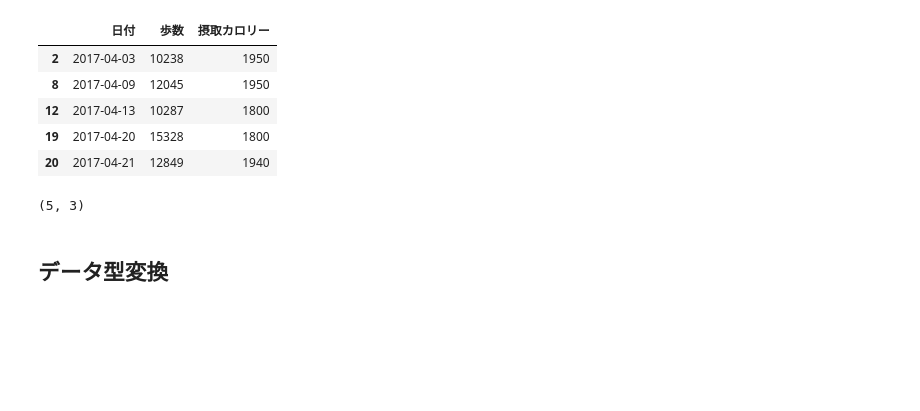
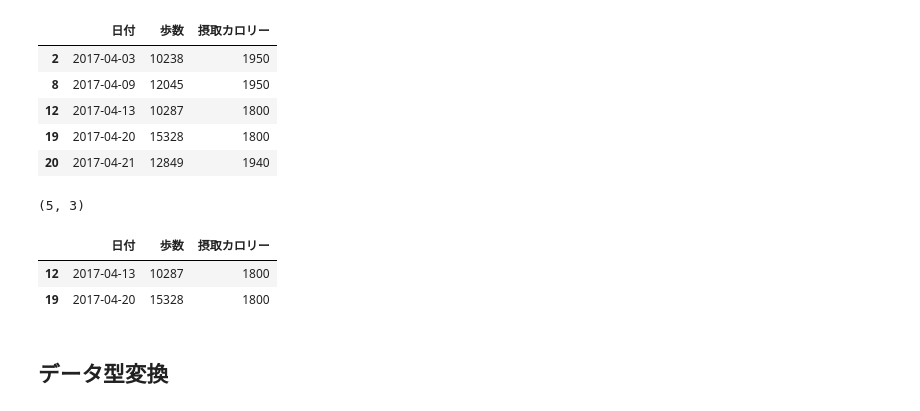
Before and after one commit to terapyon/python-datahandling-tutorial, a Jupyter notebook: 5-pandas-reshape.ipynb, the cells around one changed output. Drawn from its saved outputs; the diff is of its cells as text; code cells hidden in the pictures; blank space fills up the shorter version.

```diff
--- a/5-pandas-reshape.ipynb
+++ b/5-pandas-reshape.ipynb
@@ -74,6 +74,12 @@ df_fill
 df_fill.shape
 # %% [output]
 (5, 3)
+# %%
+df.query('歩数 >= 10000 and 摂取カロリー <= 1800')
+# %% [output]
+|  | 日付 | 歩数 | 摂取カロリー |
+| 12 | 2017-04-13 | 10287 | 1800 |
+| 19 | 2017-04-20 | 15328 | 1800 |
 # %% [markdown]
 ## データ型変換
 # %%
```
